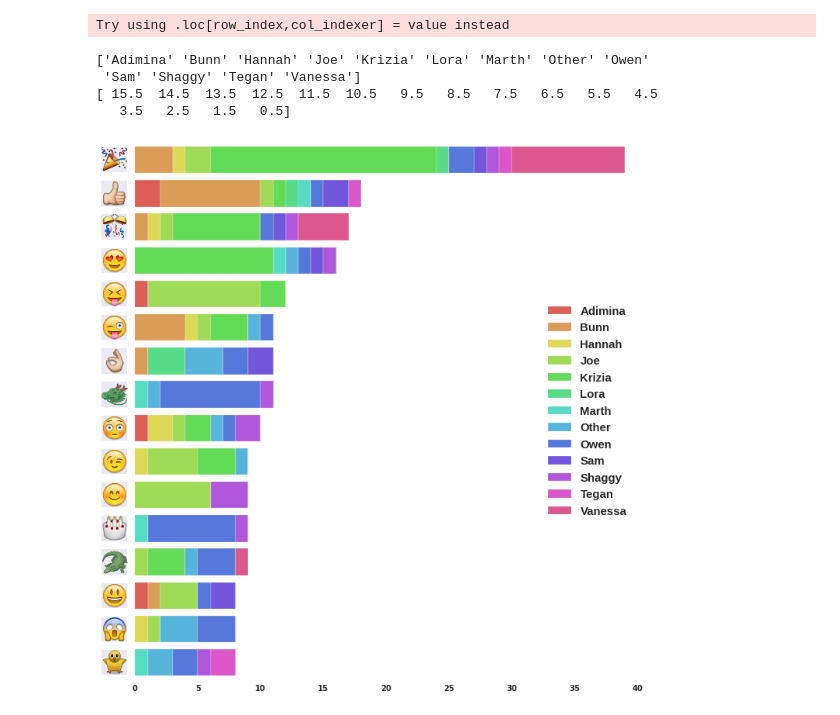
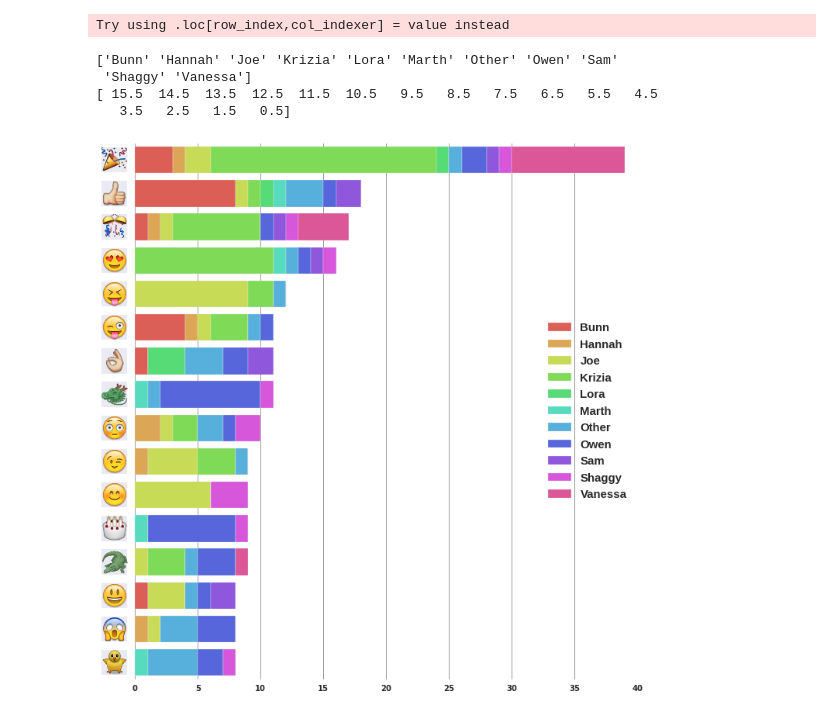
Before and after one commit to swarbrickjones/Horde_Analysis, a Jupyter notebook: horde_analysis.ipynb, the cells around one changed output. Saved outputs shown, nothing was run; the diff lists cells and outputs as text; code cells hidden in the pictures.

Commit message:
correcting colors

```diff
--- a/horde_analysis.ipynb
+++ b/horde_analysis.ipynb
@@ -307,7 +307,7 @@ emoji_summary = pd.merge(user_counts, emoji_count, on = u'user')
 Try using .loc[row_index,col_indexer] = value instead
 # %%
 num_emojis=16
-num_users=12
+num_users=10
 
 # first we find the top emojis
 grouped_by_emoji = emoji_timestamps.groupby(['emoji_code'],as_index = False)
@@ -350,44 +350,42 @@ lefts = np.cumsum(data, axis=1)
 
 colors = sns.color_palette("hls", num_users + 1)
 
-
 fig = plt.figure(figsize=(6,6))
-ax = plt.axes(frameon=False)
+ax = plt.axes(frameon=True)
+ax.set_axis_bgcolor((1, 1, 1))
+grid(b=True, which='major', color='#999999', linestyle='-')
 pos = (arange(num_emojis)+.5)[::-1]
 print pos
 val = emoji_counts[:num_emojis]['count'].values
 unicodes = emoji_counts[:num_emojis]['emoji_code'].values
 
-
-#barh(pos,val, align='center')
 plt.barh(pos, data[:,0], color=colors[0],align='center',label= names[0])
 for j in xrange(1,data.shape[1]):
     plt.barh(pos, data[:,j], color=colors[j], left=lefts[:,j-1],align='center', label= names[j])
 ax.yaxis.set_visible(False)
 
+ax.grid(True)
 subplots_adjust(bottom=0.0,top= 0.1 * num_emojis,left = 0, right = 1.5)
 plt.legend(loc = 7,prop={'size':15})
 import matplotlib.image as mpimg
 
 def get_image_name(unicode_str):
     return "emoji/images/" + unicode_str + ".png"
 
 def get_image_limits(pos_idx):
     height = (num_emojis - 1.0 - pos_idx) / 10 + (0.0125)
     return [-0.1,height,0.075,0.075]
 
 for idx in range(num_emojis):
     unicode_str = unicodes[idx]
     im = mpimg.imread(get_image_name(unicode_str))
     axicon = fig.add_axes(get_image_limits(idx))
     axicon.imshow(im)
     axicon.set_xticks([])
     axicon.set_yticks([])
-
-plt.show()
 # %% [output]
-['Adimina' 'Bunn' 'Hannah' 'Joe' 'Krizia' 'Lora' 'Marth' 'Other' 'Owen'
- 'Sam' 'Shaggy' 'Tegan' 'Vanessa']
+['Bunn' 'Hannah' 'Joe' 'Krizia' 'Lora' 'Marth' 'Other' 'Owen' 'Sam'
+ 'Shaggy' 'Vanessa']
 [ 15.5  14.5  13.5  12.5  11.5  10.5   9.5   8.5   7.5   6.5   5.5   4.5
    3.5   2.5   1.5   0.5]
-[figure, old version]
+[figure, new version]
```
